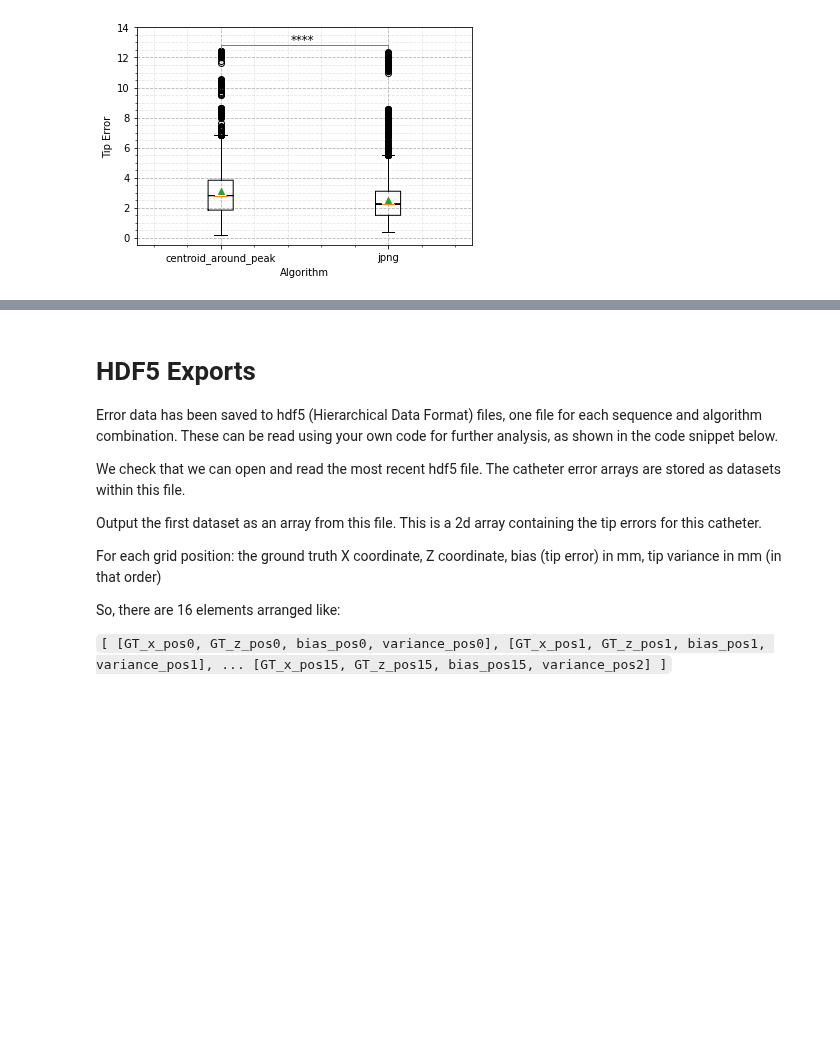
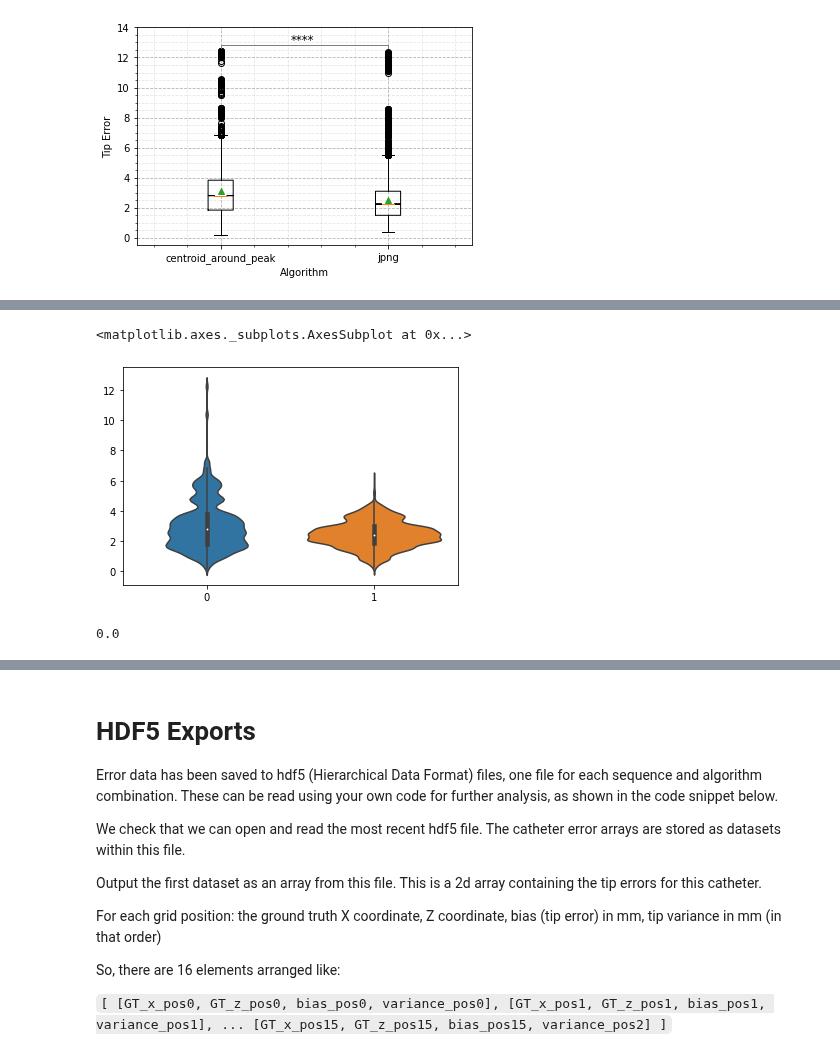
Before and after one commit to WrightGroupSRI/mr-tracking-analysis, a Jupyter notebook: Static_Tracking/static_tracking_heatmaps.ipynb, the cells around one changed output, grey strips where cells are left out. Saved outputs shown, nothing was run; the diff lists cells and outputs as text; code cells hidden in the pictures; blank space fills up the shorter version.

```diff
--- a/Static_Tracking/static_tracking_heatmaps.ipynb
+++ b/Static_Tracking/static_tracking_heatmaps.ipynb
@@ -331,0 +400,4 @@ Static Experiment 3P Sequence: CAP vs JPNG Tip Error Wilcoxon one-tailed
+# %%
+cap_df = agg_df[agg_df['Algorithm']=='centroid_around_peak']
+cap_HM_errors = cap_df[cap_df['Sequence']=='FH512_noDither_gradSpoiled']['Biases'].apply(pd.Series).values.ravel()
+cap_3P_errors = cap_df[cap_df['Sequence']=='SRI_Original']['Biases'].apply(pd.Series).values.ravel()
@@ -331,0 +408,3 @@ Static Experiment 3P Sequence: CAP vs JPNG Tip Error Wilcoxon one-tailed
+# %%
+cap_HM_errors = cap_HM_errors[~np.isnan(cap_HM_errors)]
+cap_3P_errors = cap_3P_errors[~np.isnan(cap_3P_errors)]
@@ -331,0 +419,5 @@ Static Experiment 3P Sequence: CAP vs JPNG Tip Error Wilcoxon one-tailed
+# %%
+sns.violinplot(data=[cap_3P_errors, cap_HM_errors],orient='v')
+# %% [output]
+<matplotlib.axes._subplots.AxesSubplot at 0x...>
+[figure, added]
@@ -331,0 +426,4 @@ Static Experiment 3P Sequence: CAP vs JPNG Tip Error Wilcoxon one-tailed
+# %%
+p
+# %% [output]
+0.0
```
Also changed, not shown: parts of 23 cells of this notebook, 1 other file.
